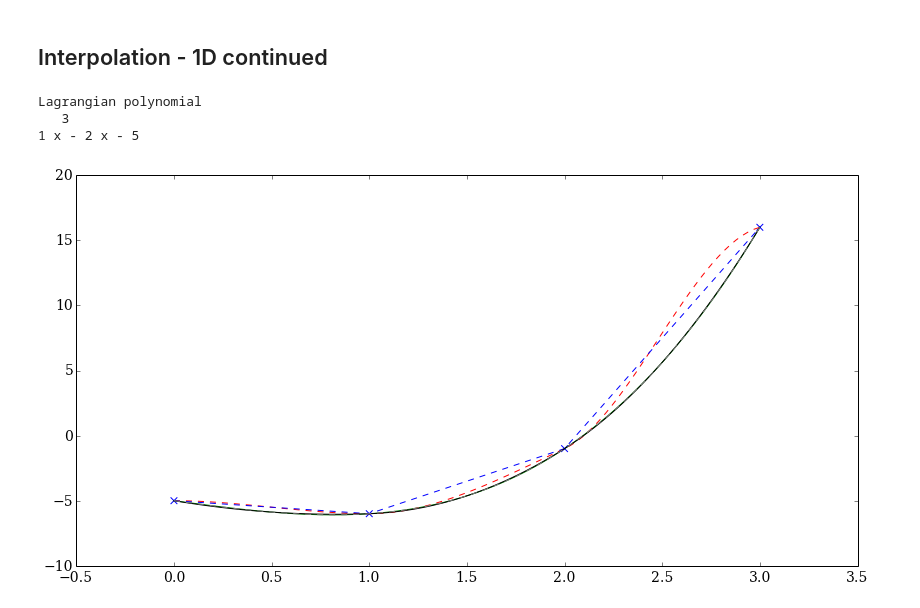
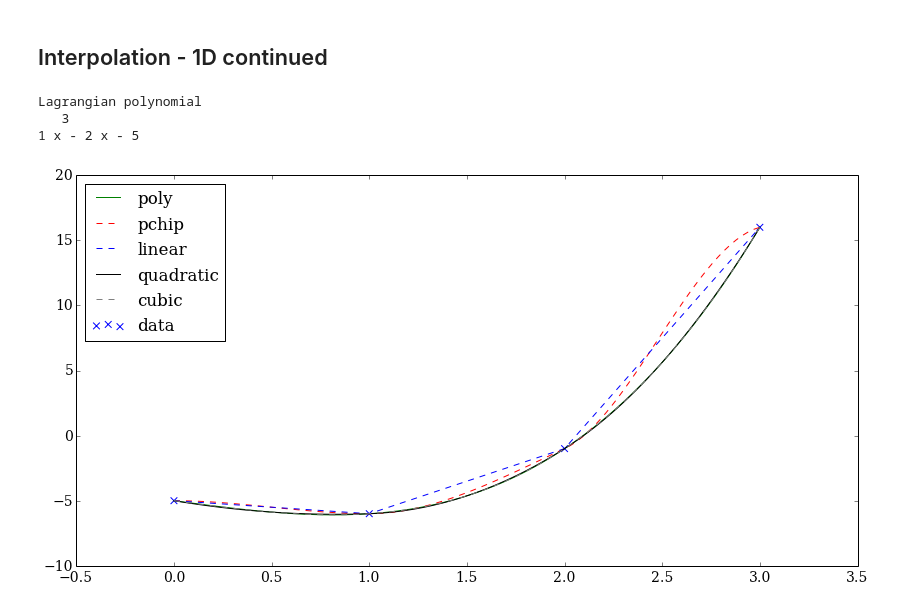
Before and after one commit to philippslang/nummet_I, a Jupyter notebook: Exercises.ipynb, the cells around one changed output. Saved outputs shown, nothing was run; the diff lists cells and outputs as text; code cells hidden in the pictures.

Commit message:
legend added

```diff
--- a/Exercises.ipynb
+++ b/Exercises.ipynb
@@ -19,37 +19,38 @@ y=np.array([-5,-6,-1,16])
 
 #create lin space for plotting
 x_int = np.linspace(np.min(x), np.max(x), 100)
 
 #one way to do it:
 #define interpolating functions
 polynomial_interpolation = scip.BarycentricInterpolator(x,y)
 linear_interp1d = scip.interp1d(x, y, kind='linear')
 quadratic_interp1d = scip.interp1d(x, y, kind='quadratic')
 cubic_interp1d = scip.interp1d(x, y, kind='cubic')
 #evaluate
 y_poly = polynomial_interpolation(x_int)
 y_linear = linear_interp1d(x_int)
 y_quadratic = quadratic_interp1d(x_int)
 y_cubic = cubic_interp1d(x_int)
 
 #another way to do it - use 'convenience functions'
 y_poly2 = scip.barycentric_interpolate(x, y, x_int)
 y_pchip = scip.pchip_interpolate(x,y, x_int)
 
 #generate the lagrangian polynomial
 print 'Lagrangian polynomial'
 print scip.lagrange(x,y)
 
 # plot
-plt.scatter(x, y, marker='x', s=45)
-plt.plot(x_int, y_poly,'-', color='green')
-plt.plot(x_int, y_pchip,'--', color='red')
-plt.plot(x_int, y_linear,'--', color='blue')
-plt.plot(x_int, y_quadratic,'-', color='black')
-plt.plot(x_int, y_cubic,'--', color='gray')
+plt.scatter(x, y, marker='x', s=45, label='data')
+plt.plot(x_int, y_poly,'-', color='green', label='poly')
+plt.plot(x_int, y_pchip,'--', color='red', label='pchip')
+plt.plot(x_int, y_linear,'--', color='blue', label='linear')
+plt.plot(x_int, y_quadratic,'-', color='black', label='quadratic')
+plt.plot(x_int, y_cubic,'--', color='gray', label='cubic')
+plt.legend(loc=2)
 plt.show()
 # %% [output]
 Lagrangian polynomial
    3
 1 x - 2 x - 5
-[figure, old version]
+[figure, new version]
```
